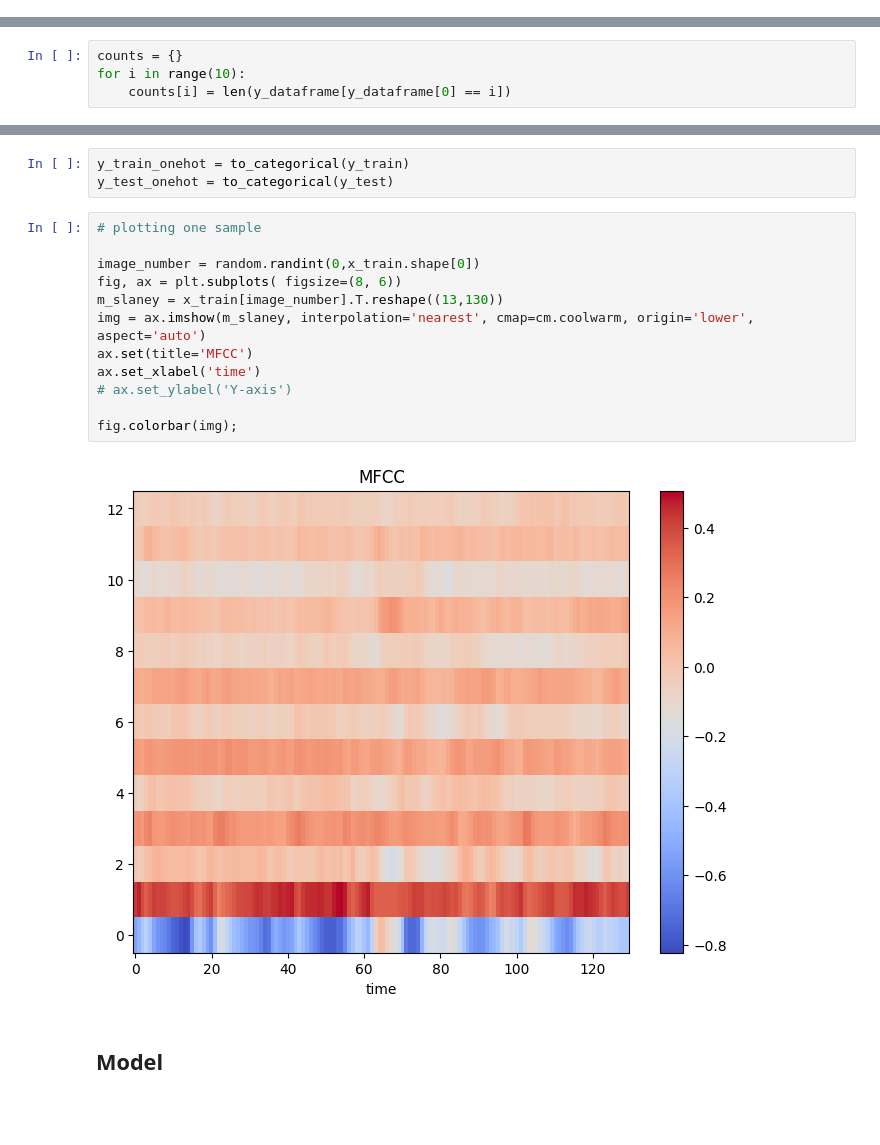
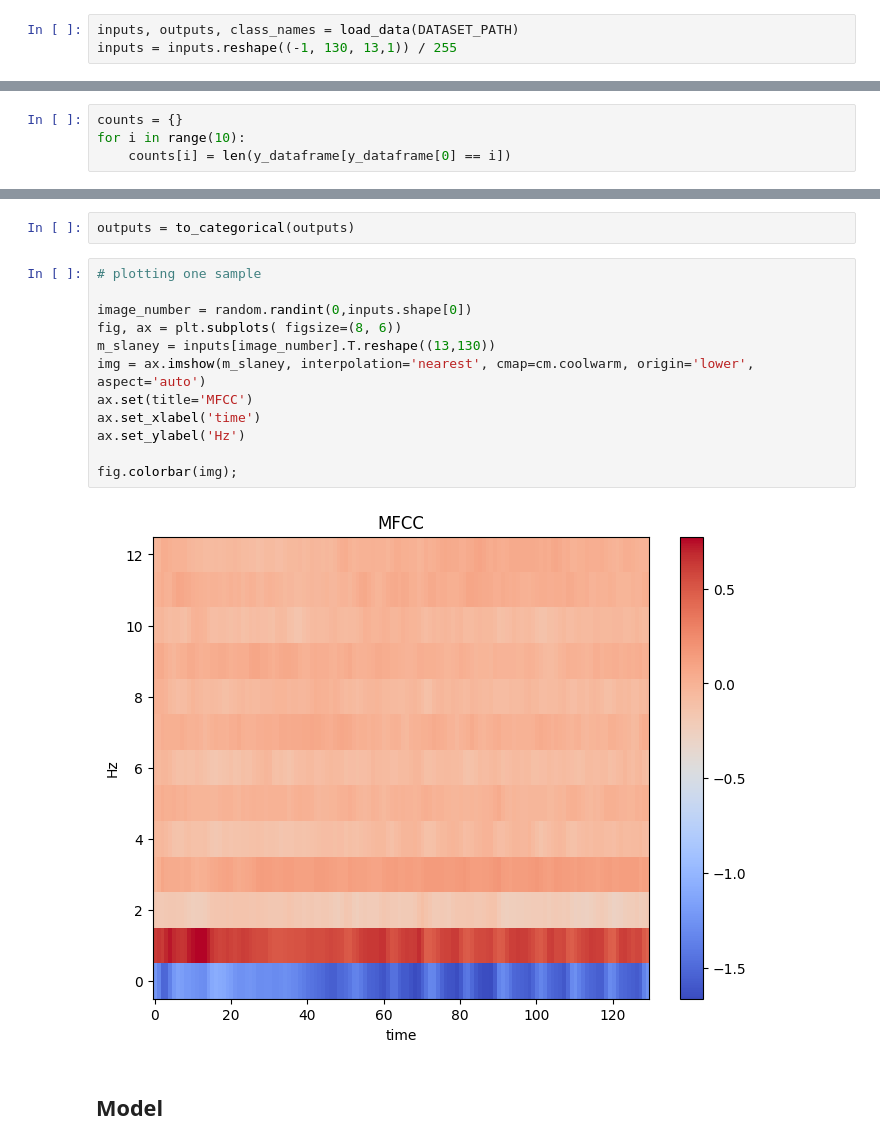
Before and after one commit to AliNajafi1998/MusicGenreClassification, a Jupyter notebook: CNN_Model.ipynb, the cells around one changed output, grey strips where cells are left out. Cells and saved outputs as stored; diff of their text form; blank space fills up the shorter version.

```diff
--- a/CNN_Model.ipynb
+++ b/CNN_Model.ipynb
@@ -66 +51,4 @@ x_test.shape
+# %%
+inputs, outputs, class_names = load_data(DATASET_PATH)
+inputs = inputs.reshape((-1, 130, 13,1)) / 255
 # %%
@@ -95,20 +83,19 @@ plt.show()
-# %%
-y_train_onehot = to_categorical(y_train)
-y_test_onehot = to_categorical(y_test)
+# %%
+outputs = to_categorical(outputs)
 # %%
 # plotting one sample
 
-image_number = random.randint(0,x_train.shape[0])
+image_number = random.randint(0,inputs.shape[0])
 fig, ax = plt.subplots( figsize=(8, 6))
-m_slaney = x_train[image_number].T.reshape((13,130))
+m_slaney = inputs[image_number].T.reshape((13,130))
 img = ax.imshow(m_slaney, interpolation='nearest', cmap=cm.coolwarm, origin='lower', aspect='auto')
 ax.set(title='MFCC')
 ax.set_xlabel('time')
-# ax.set_ylabel('Y-axis')
+ax.set_ylabel('Hz')
 
 fig.colorbar(img);
 # %% [output]
-[figure, old version]
+[figure, new version]
 # %% [markdown]
 ## Model
 # %%
```
Also changed, not shown: parts of 27 cells of this notebook, 1 other file.
